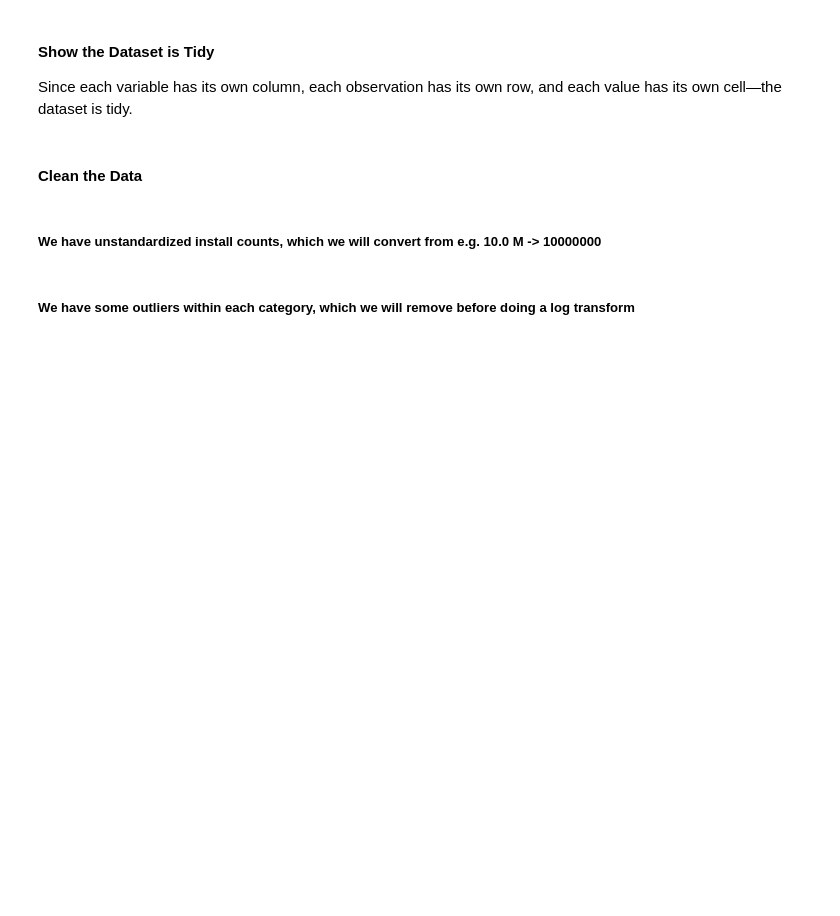
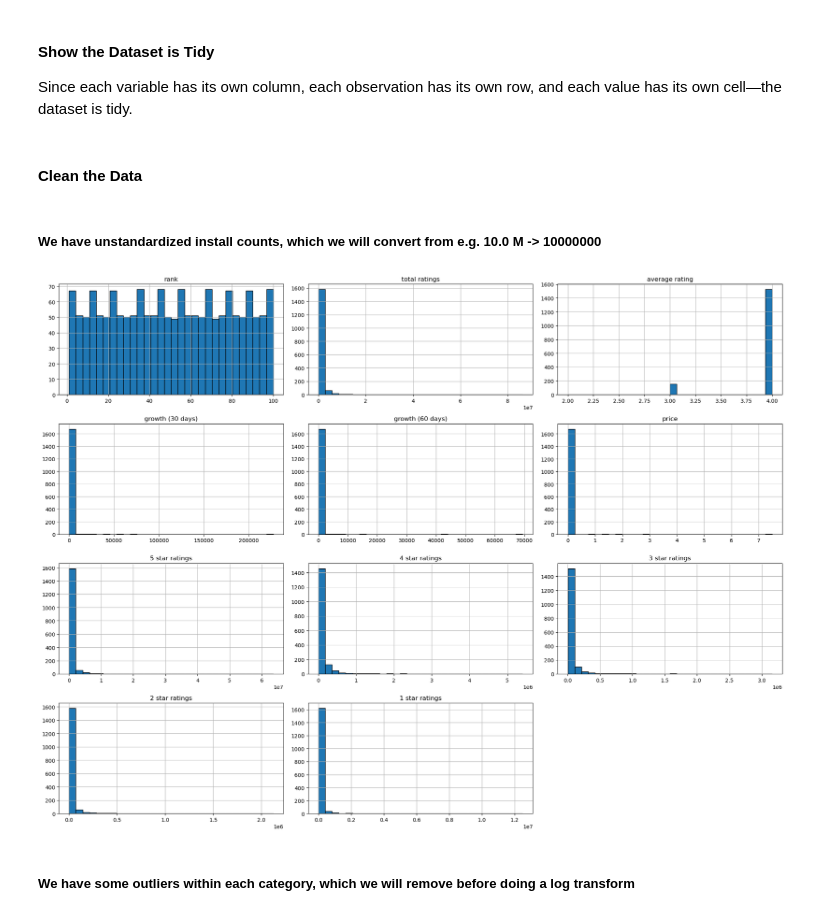
Before and after one commit to COGS108/Group066_WI26, a Jupyter notebook: 03-FinalProject.ipynb, the cells around one changed output. Saved outputs shown, nothing was run; the diff lists cells and outputs as text; code cells hidden in the pictures; blank space fills up the shorter version.

Commit message:
added initial histograms to look at variable distributions, fixed typos

```diff
--- a/03-FinalProject.ipynb
+++ b/03-FinalProject.ipynb
@@ -227,6 +197,14 @@ def convert_installs_to_value(value):
     else:
         # if no suffix, assume it's already a number
         return float(value)
+# %%
+# do initial check of how all columns are distributed using histogram
+
+df_clean.hist(figsize=(20, 15), bins=30, edgecolor='black')
+plt.tight_layout()
+plt.show()
+# %% [output]
+[figure, added]
 # %% [markdown]
 ##### We have some outliers within each category, which we will remove before doing a log transform
 # %%
```
Also changed, not shown: parts of 5 cells of this notebook.
